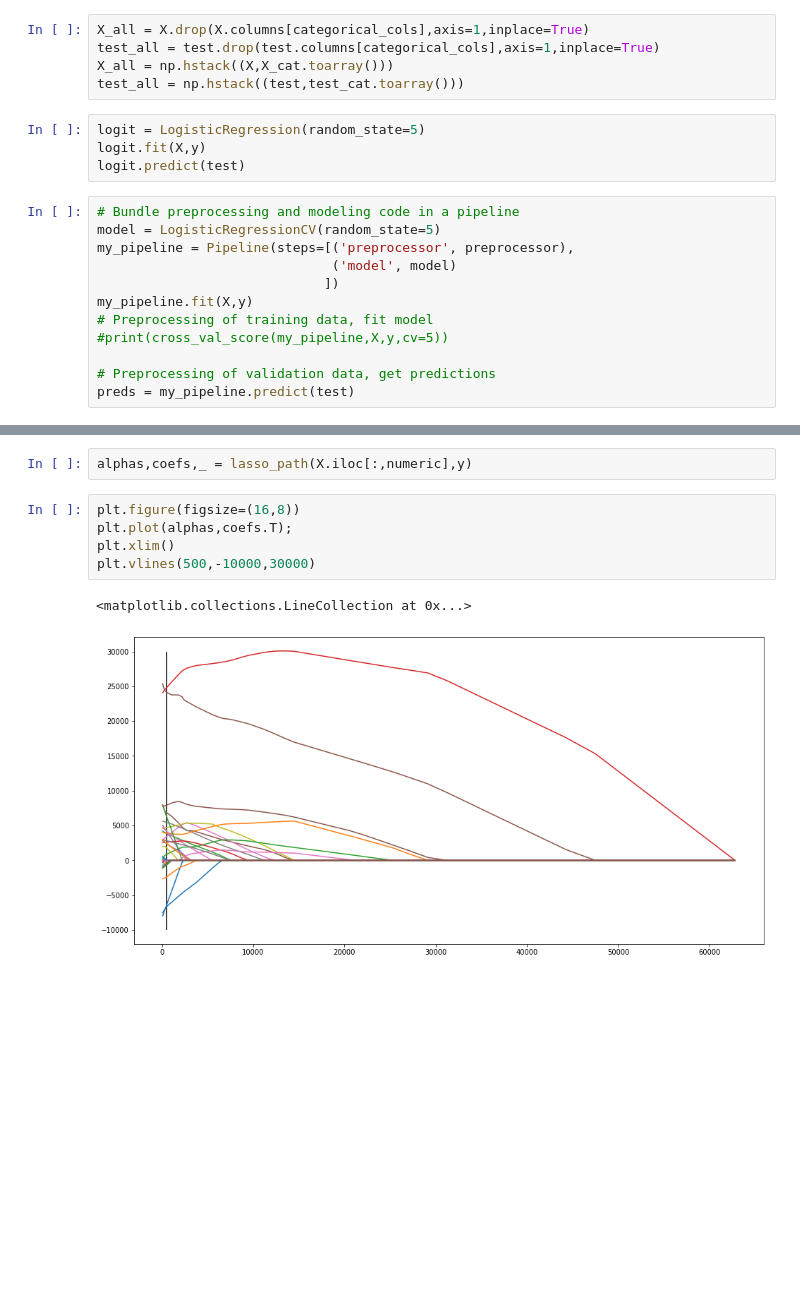
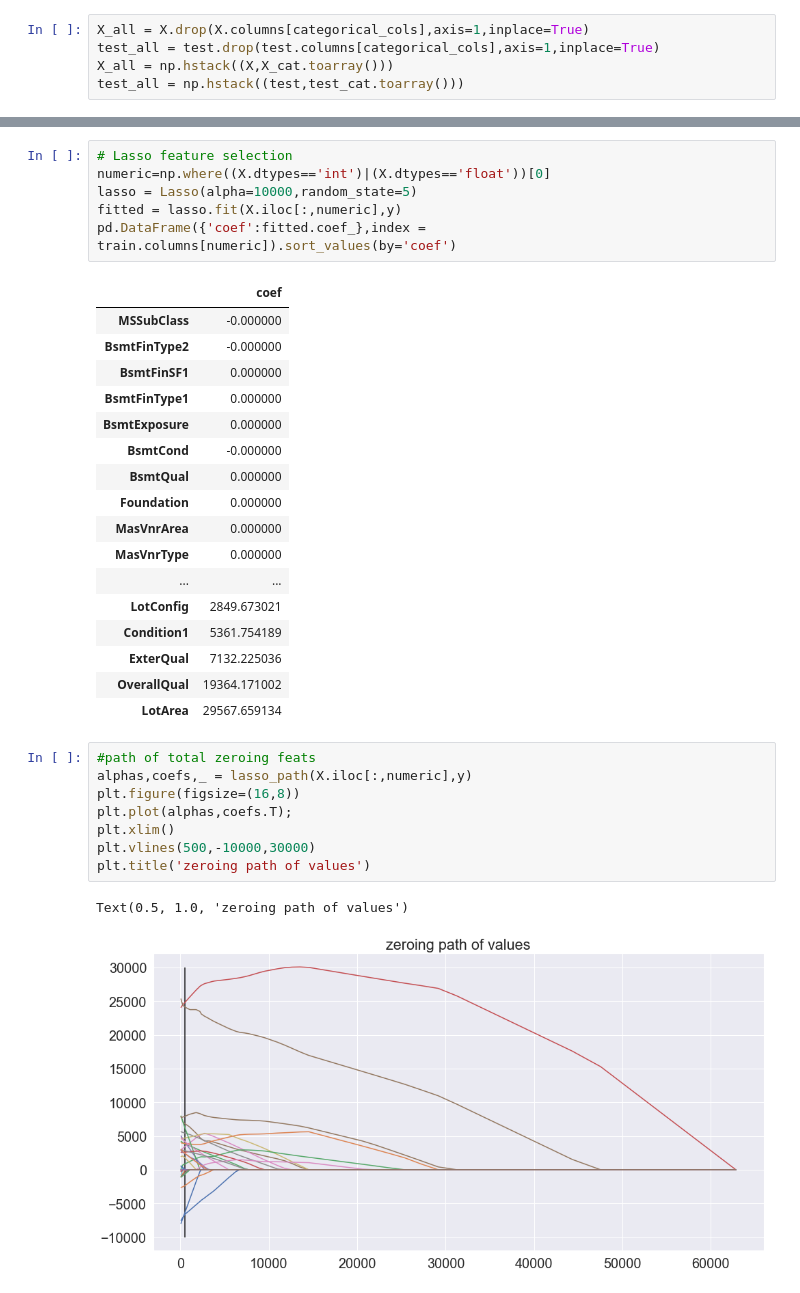
Before and after one commit to VladimirBorisevich/houses_price, a Jupyter notebook: houses_price_prep.ipynb, the cells around one changed output, grey strips where cells are left out. Cells and saved outputs as stored; diff of their text form; blank space fills up the shorter version.

```diff
--- a/houses_price_prep.ipynb
+++ b/houses_price_prep.ipynb
@@ -337,19 +324,3 @@ X_all = X.drop(X.columns[categorical_cols],axis=1,inplace=True)
 test_all = test.drop(test.columns[categorical_cols],axis=1,inplace=True)
 X_all = np.hstack((X,X_cat.toarray()))
 test_all = np.hstack((test,test_cat.toarray()))
-# %%
-logit = LogisticRegression(random_state=5)
-logit.fit(X,y)
-logit.predict(test)
-# %%
-# Bundle preprocessing and modeling code in a pipeline
-model = LogisticRegressionCV(random_state=5)
-my_pipeline = Pipeline(steps=[('preprocessor', preprocessor),
-                              ('model', model)
-                             ])
-my_pipeline.fit(X,y)
-# Preprocessing of training data, fit model
-#print(cross_val_score(my_pipeline,X,y,cv=5))
-
-# Preprocessing of validation data, get predictions
-preds = my_pipeline.predict(test)
@@ -418,10 +352,35 @@ pd.DataFrame({'coef':fitted.coef_},index = train.columns[numeric]).sort_values(b
-# %%
-alphas,coefs,_ = lasso_path(X.iloc[:,numeric],y)
+# %%
+# Lasso feature selection
+numeric=np.where((X.dtypes=='int')|(X.dtypes=='float'))[0]
+lasso = Lasso(alpha=10000,random_state=5)
+fitted = lasso.fit(X.iloc[:,numeric],y)
+pd.DataFrame({'coef':fitted.coef_},index = train.columns[numeric]).sort_values(by='coef')
+# %% [output]
+|  | coef |
+| MSSubClass | -0.000000 |
+| BsmtFinType2 | -0.000000 |
+| BsmtFinSF1 | 0.000000 |
+| BsmtFinType1 | 0.000000 |
+| BsmtExposure | 0.000000 |
+| BsmtCond | -0.000000 |
+| BsmtQual | 0.000000 |
+| Foundation | 0.000000 |
+| MasVnrArea | 0.000000 |
+| MasVnrType | 0.000000 |
+| ... | ... |
+| LotConfig | 2849.673021 |
+| Condition1 | 5361.754189 |
+| ExterQual | 7132.225036 |
+| OverallQual | 19364.171002 |
+| LotArea | 29567.659134 |
 # %%
+#path of total zeroing feats
+alphas,coefs,_ = lasso_path(X.iloc[:,numeric],y)
 plt.figure(figsize=(16,8))
 plt.plot(alphas,coefs.T);
 plt.xlim()
 plt.vlines(500,-10000,30000)
+plt.title('zeroing path of values')
 # %% [output]
-<matplotlib.collections.LineCollection at 0x...>
+Text(0.5, 1.0, 'zeroing path of values')
-[figure, old version]
+[figure, new version]
```
Also changed, not shown: parts of 49 cells of this notebook.
